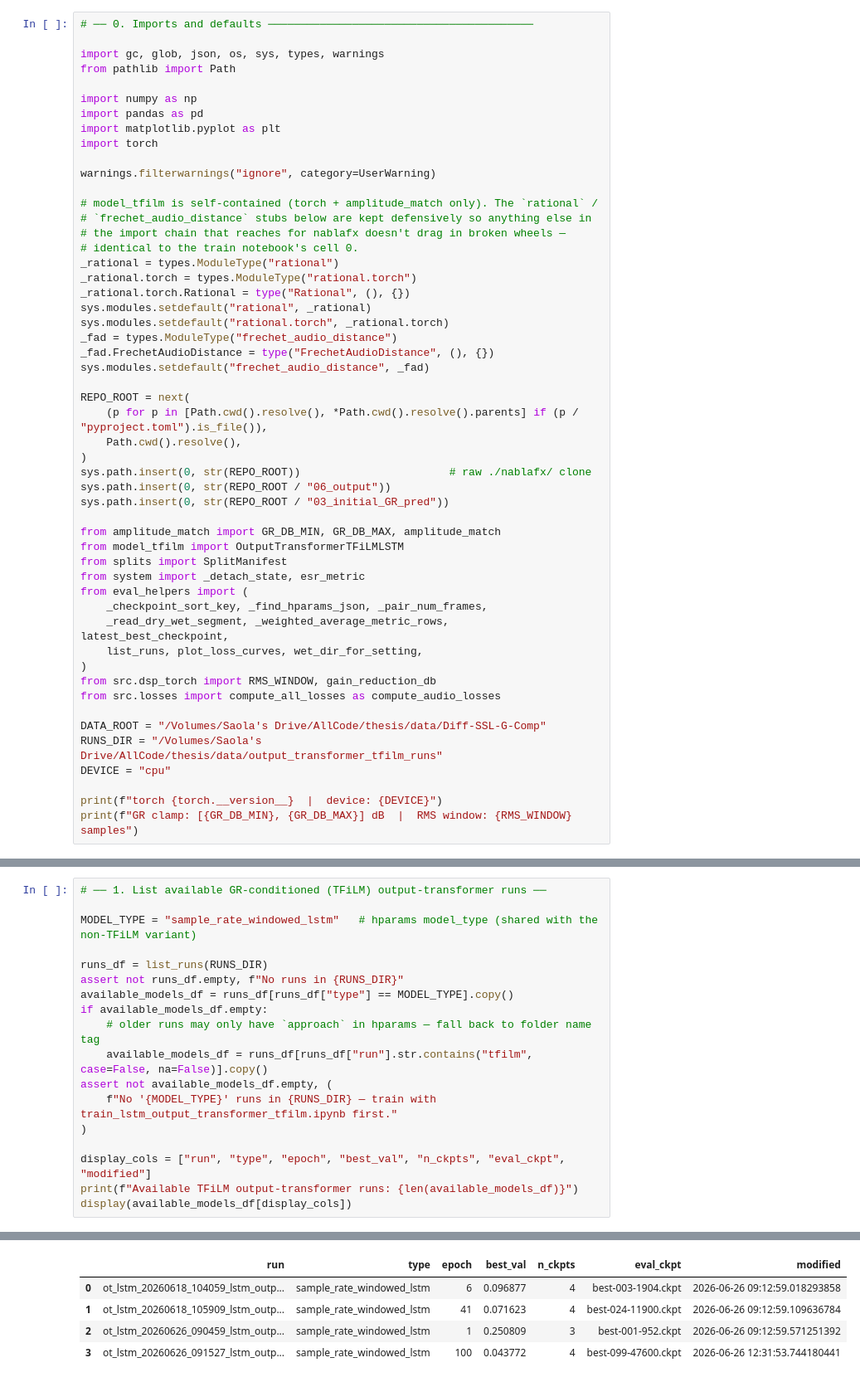
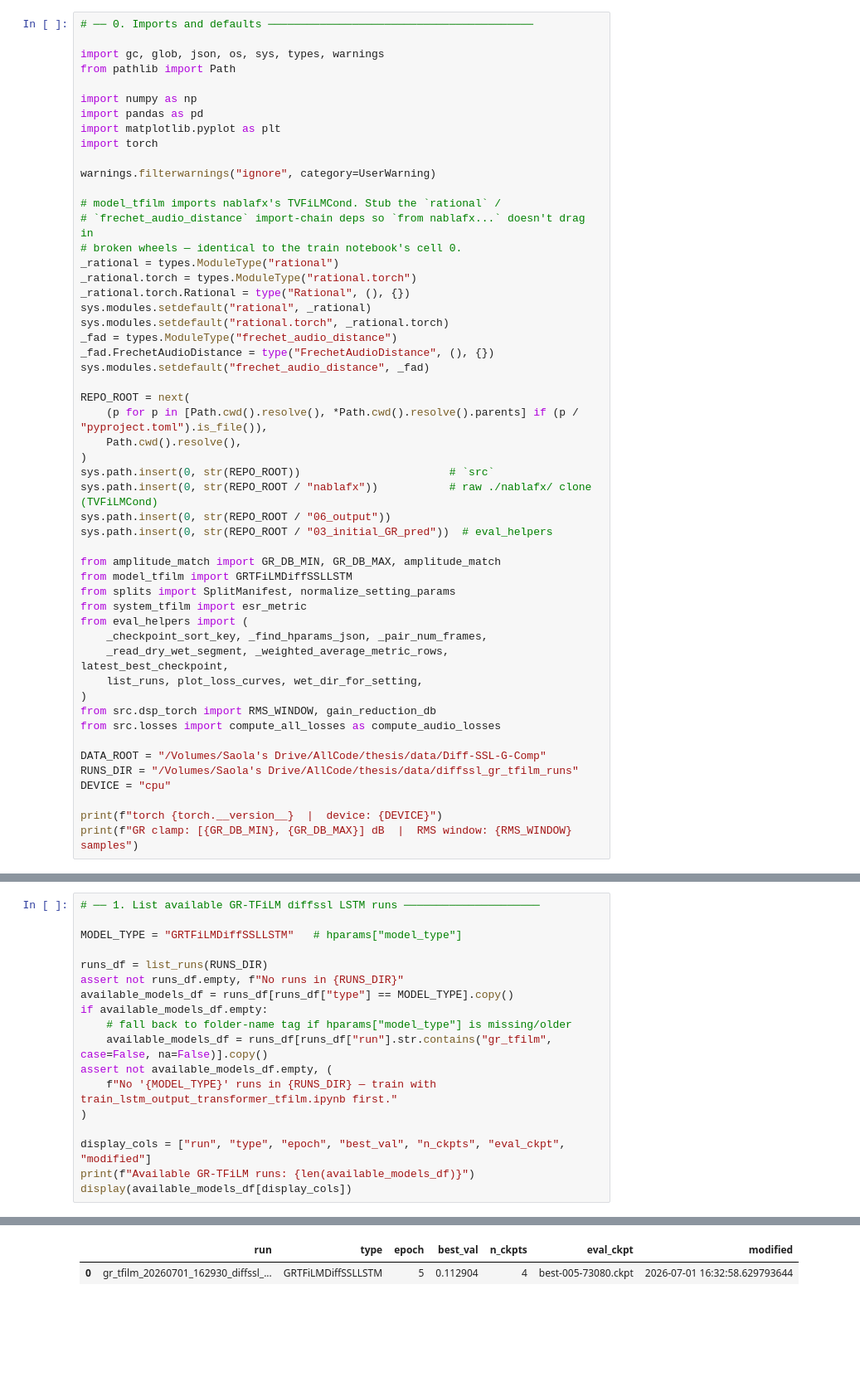
Before and after one commit to 5aola/Virtual-Analogue-Compressor-Modelling, a Jupyter notebook: 06_output/eval_lstm_output_transformer_tfilm.ipynb, the cells around one changed output, grey strips where cells are left out. Shown at 83% size. Drawn from its saved outputs; the diff is of its cells as text; blank space fills up the shorter version.

```diff
--- a/06_output/eval_lstm_output_transformer_tfilm.ipynb
+++ b/06_output/eval_lstm_output_transformer_tfilm.ipynb
@@ -44,10 +43,9 @@ import torch
 
 warnings.filterwarnings("ignore", category=UserWarning)
 
-# model_tfilm is self-contained (torch + amplitude_match only). The `rational` /
-# `frechet_audio_distance` stubs below are kept defensively so anything else in
-# the import chain that reaches for nablafx doesn't drag in broken wheels —
-# identical to the train notebook's cell 0.
+# model_tfilm imports nablafx's TVFiLMCond. Stub the `rational` /
+# `frechet_audio_distance` import-chain deps so `from nablafx...` doesn't drag in
+# broken wheels — identical to the train notebook's cell 0.
 _rational = types.ModuleType("rational")
 _rational.torch = types.ModuleType("rational.torch")
 _rational.torch.Rational = type("Rational", (), {})
@@ -61,14 +59,15 @@ REPO_ROOT = next(
     (p for p in [Path.cwd().resolve(), *Path.cwd().resolve().parents] if (p / "pyproject.toml").is_file()),
     Path.cwd().resolve(),
 )
-sys.path.insert(0, str(REPO_ROOT))                       # raw ./nablafx/ clone
+sys.path.insert(0, str(REPO_ROOT))                       # `src`
+sys.path.insert(0, str(REPO_ROOT / "nablafx"))           # raw ./nablafx/ clone (TVFiLMCond)
 sys.path.insert(0, str(REPO_ROOT / "06_output"))
-sys.path.insert(0, str(REPO_ROOT / "03_initial_GR_pred"))
+sys.path.insert(0, str(REPO_ROOT / "03_initial_GR_pred"))  # eval_helpers
 
 from amplitude_match import GR_DB_MIN, GR_DB_MAX, amplitude_match
-from model_tfilm import OutputTransformerTFiLMLSTM
-from splits import SplitManifest
-from system import _detach_state, esr_metric
+from model_tfilm import GRTFiLMDiffSSLLSTM
+from splits import SplitManifest, normalize_setting_params
+from system_tfilm import esr_metric
 from eval_helpers import (
     _checkpoint_sort_key, _find_hparams_json, _pair_num_frames,
     _read_dry_wet_segment, _weighted_average_metric_rows, latest_best_checkpoint,
@@ -78,7 +77,7 @@ from src.dsp_torch import RMS_WINDOW, gain_reduction_db
 from src.losses import compute_all_losses as compute_audio_losses
 
 DATA_ROOT = "/Volumes/Saola's Drive/AllCode/thesis/data/Diff-SSL-G-Comp"
-RUNS_DIR = "/Volumes/Saola's Drive/AllCode/thesis/data/output_transformer_tfilm_runs"
+RUNS_DIR = "/Volumes/Saola's Drive/AllCode/thesis/data/diffssl_gr_tfilm_runs"
 DEVICE = "cpu"
 
 print(f"torch {torch.__version__}  |  device: {DEVICE}")
@@ -86,19 +88,19 @@ print(f"GR clamp: [{GR_DB_MIN}, {GR_DB_MAX}] dB  |  RMS window: {RMS_WINDOW} sam
 # %%
-# ── 1. List available GR-conditioned (TFiLM) output-transformer runs ──
+# ── 1. List available GR-TFiLM diffssl LSTM runs ─────────────────────
 
-MODEL_TYPE = "sample_rate_windowed_lstm"   # hparams model_type (shared with the non-TFiLM variant)
+MODEL_TYPE = "GRTFiLMDiffSSLLSTM"   # hparams["model_type"]
 
 runs_df = list_runs(RUNS_DIR)
 assert not runs_df.empty, f"No runs in {RUNS_DIR}"
 available_models_df = runs_df[runs_df["type"] == MODEL_TYPE].copy()
 if available_models_df.empty:
-    # older runs may only have `approach` in hparams — fall back to folder name tag
-    available_models_df = runs_df[runs_df["run"].str.contains("tfilm", case=False, na=False)].copy()
+    # fall back to folder-name tag if hparams["model_type"] is missing/older
+    available_models_df = runs_df[runs_df["run"].str.contains("gr_tfilm", case=False, na=False)].copy()
 assert not available_models_df.empty, (
     f"No '{MODEL_TYPE}' runs in {RUNS_DIR} — train with train_lstm_output_transformer_tfilm.ipynb first."
 )
 
 display_cols = ["run", "type", "epoch", "best_val", "n_ckpts", "eval_ckpt", "modified"]
-print(f"Available TFiLM output-transformer runs: {len(available_models_df)}")
+print(f"Available GR-TFiLM runs: {len(available_models_df)}")
 display(available_models_df[display_cols])
 # %% [output]
@@ -106,8 +108,5 @@ Available TFiLM output-transformer runs: 4
 |  | run | type | epoch | best_val | n_ckpts | eval_ckpt | modified |
-| 0 | ot_lstm_20260618_104059_lstm_outp... | sample_rate_windowed_lstm | 6 | 0.096877 | 4 | best-003-1904.ckpt | 2026-06-26 09:12:59.018293858 |
-| 1 | ot_lstm_20260618_105909_lstm_outp... | sample_rate_windowed_lstm | 41 | 0.071623 | 4 | best-024-11900.ckpt | 2026-06-26 09:12:59.109636784 |
-| 2 | ot_lstm_20260626_090459_lstm_outp... | sample_rate_windowed_lstm | 1 | 0.250809 | 3 | best-001-952.ckpt | 2026-06-26 09:12:59.571251392 |
-| 3 | ot_lstm_20260626_091527_lstm_outp... | sample_rate_windowed_lstm | 100 | 0.043772 | 4 | best-099-47600.ckpt | 2026-06-26 12:31:53.744180441 |
+| 0 | gr_tfilm_20260701_162930_diffssl_... | GRTFiLMDiffSSLLSTM | 5 | 0.112904 | 4 | best-005-73080.ckpt | 2026-07-01 16:32:58.629793644 |
 # %%
 # ── 2. Select run, checkpoint and split manifest ─────────────────────
 
```
Also changed, not shown: parts of 12 cells of this notebook, 2 other files.
